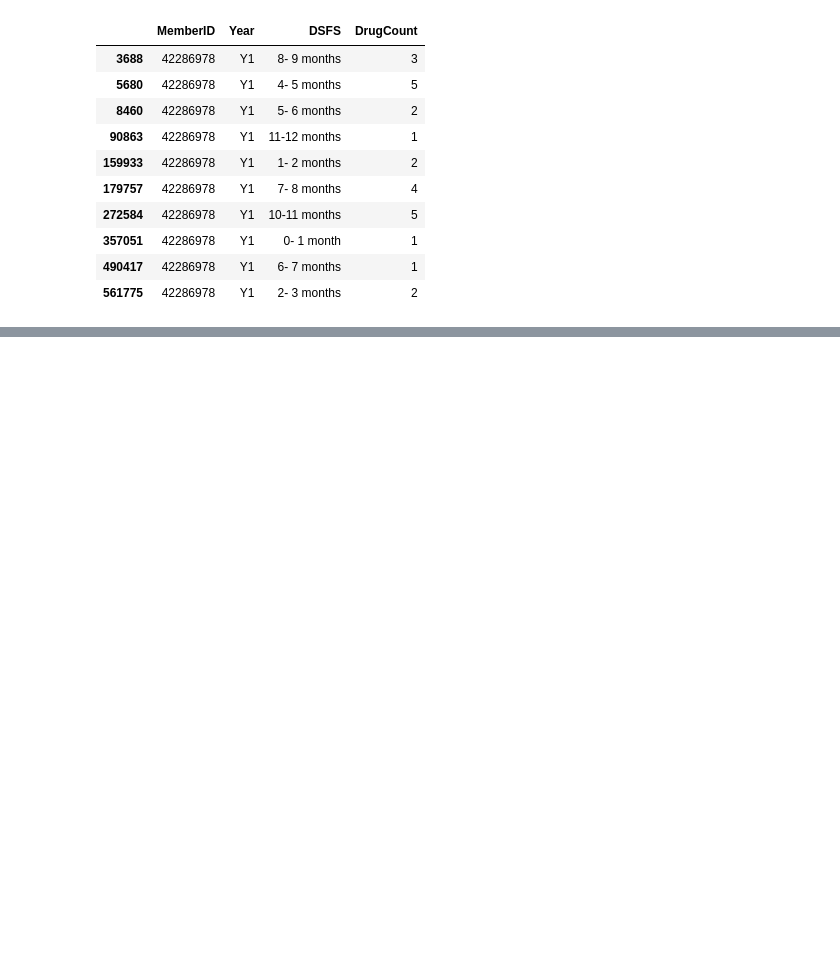
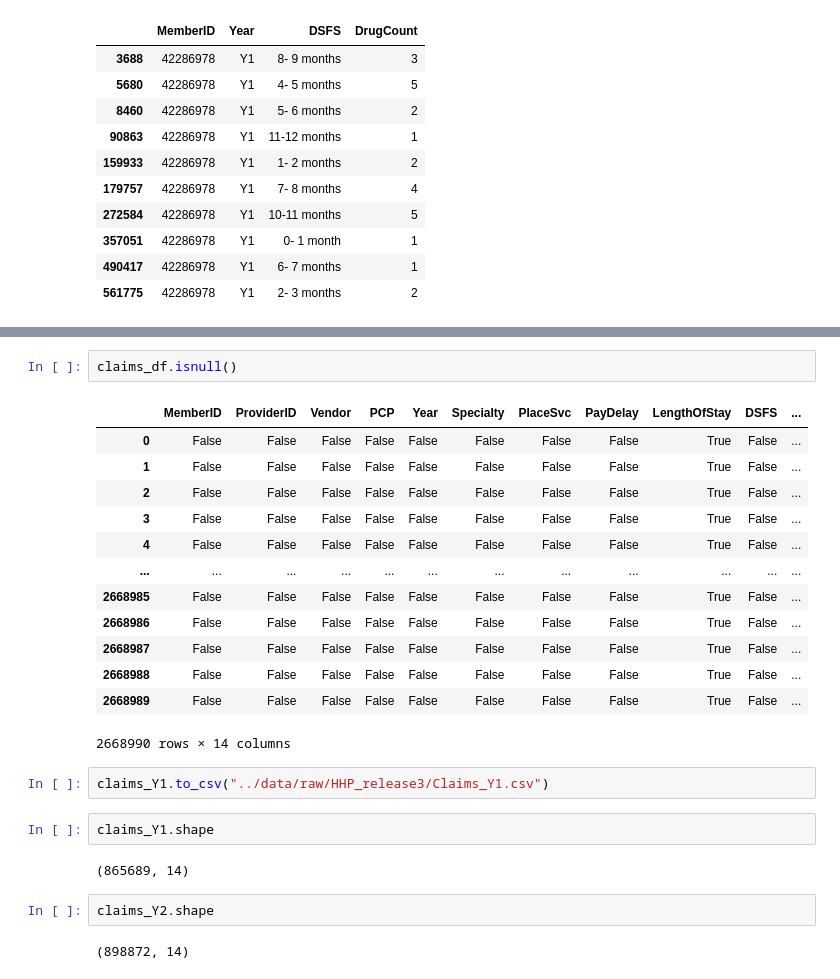
Before and after one commit to JadenLing/Heritage-Health-Prize, a Jupyter notebook: notebooks/initial_exploration.ipynb, the cells around one changed output, grey strips where cells are left out. Cells and saved outputs as stored; diff of their text form; blank space fills up the shorter version.

```diff
--- a/notebooks/initial_exploration.ipynb
+++ b/notebooks/initial_exploration.ipynb
@@ -289,0 +357,26 @@ drug_count_df.loc[drug_count_df["MemberID"] == 42286978]
+# %%
+claims_df.isnull()
+# %% [output]
+|  | MemberID | ProviderID | Vendor | PCP | Year | Specialty | PlaceSvc | PayDelay | LengthOfStay | DSFS | ... |
+| 0 | False | False | False | False | False | False | False | False | True | False | ... |
+| 1 | False | False | False | False | False | False | False | False | True | False | ... |
+| 2 | False | False | False | False | False | False | False | False | True | False | ... |
+| 3 | False | False | False | False | False | False | False | False | True | False | ... |
+| 4 | False | False | False | False | False | False | False | False | True | False | ... |
+| ... | ... | ... | ... | ... | ... | ... | ... | ... | ... | ... | ... |
+| 2668985 | False | False | False | False | False | False | False | False | True | False | ... |
+| 2668986 | False | False | False | False | False | False | False | False | True | False | ... |
+| 2668987 | False | False | False | False | False | False | False | False | True | False | ... |
+| 2668988 | False | False | False | False | False | False | False | False | True | False | ... |
+| 2668989 | False | False | False | False | False | False | False | False | True | False | ... |
+2668990 rows × 14 columns
+# %%
+claims_Y1.to_csv("../data/raw/HHP_release3/Claims_Y1.csv")
+# %%
+claims_Y1.shape
+# %% [output]
+(865689, 14)
+# %%
+claims_Y2.shape
+# %% [output]
+(898872, 14)
```
Also changed, not shown: parts of 45 cells of this notebook, 8 other files.
